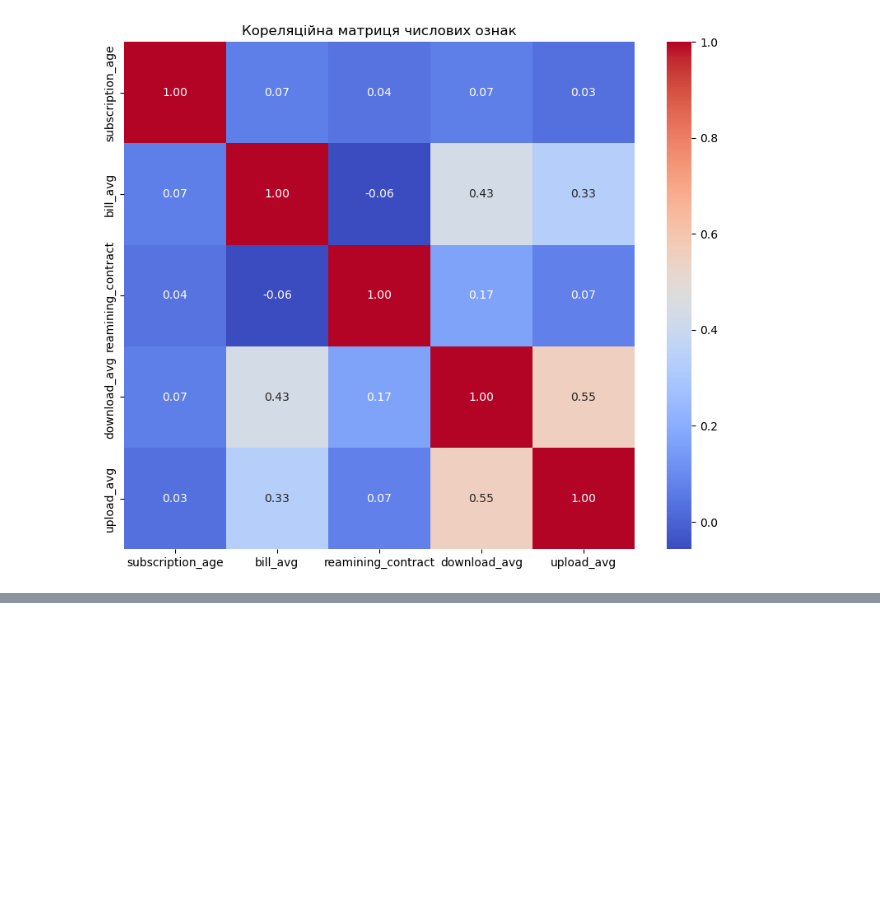
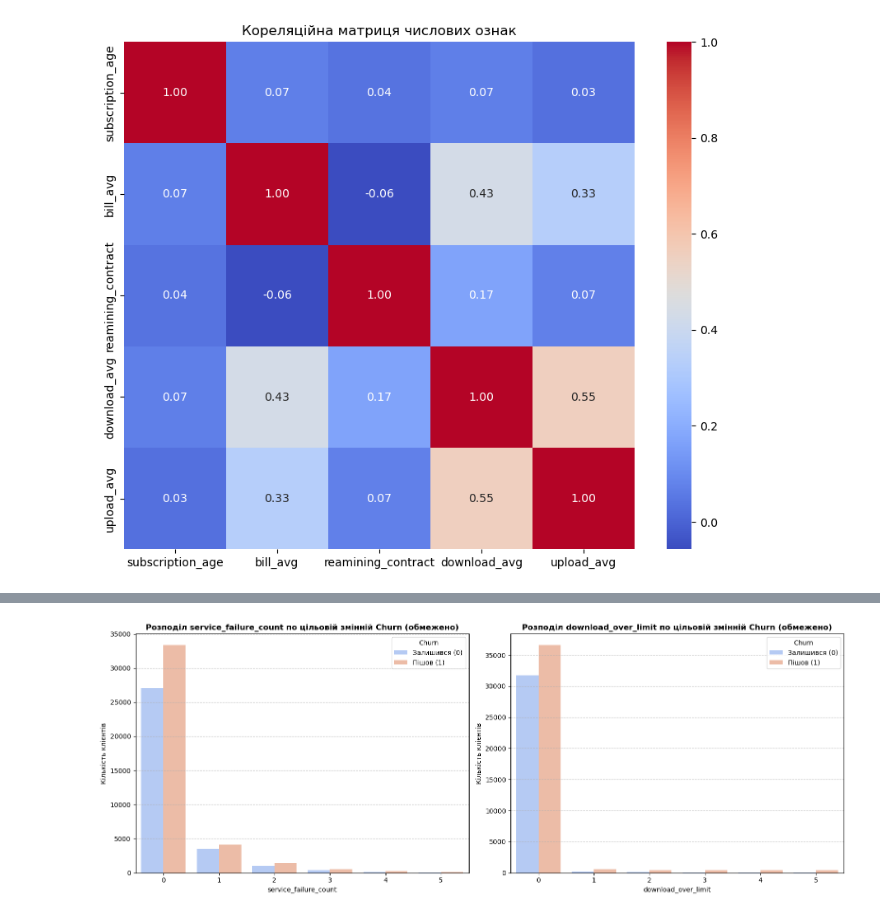
Before and after one commit to vitalyasub/telecom-churn-ds-project, a Jupyter notebook: notebooks/01_EDA.ipynb, the cells around one changed output, grey strips where cells are left out. Drawn from its saved outputs; the diff is of its cells as text; code cells hidden in the pictures; blank space fills up the shorter version.

```diff
--- a/notebooks/01_EDA.ipynb
+++ b/notebooks/01_EDA.ipynb
@@ -206,0 +254,24 @@ plt.show()
+# %%
+# Візуалізація дискретних/кількісних змінних
+
+# Список дискретних змінних
+discrete_variables = ['service_failure_count', 'download_over_limit']
+
+fig, axes = plt.subplots(1, 2, figsize=(16, 6))
+
+for i, var in enumerate(discrete_variables):
+    df_limited = df[df[var] <= 5]
+
+    sns.countplot(x=var, hue='churn', data=df_limited, ax=axes[i], palette='coolwarm')
+
+    # Налаштування графіку
+    axes[i].set_title(f'Розподіл {var} по цільовій змінній Churn (обмежено)', fontweight='bold')
+    axes[i].set_xlabel(var)
+    axes[i].set_ylabel('Кількість клієнтів')
+    axes[i].legend(title='Churn', labels=['Залишився (0)', 'Пішов (1)'])
+    axes[i].grid(axis='y', linestyle='--', alpha=0.7)
+
+plt.tight_layout()
+plt.show()
+# %% [output]
+[figure, added]
```
Also changed, not shown: parts of 17 cells of this notebook, 1 other file.
